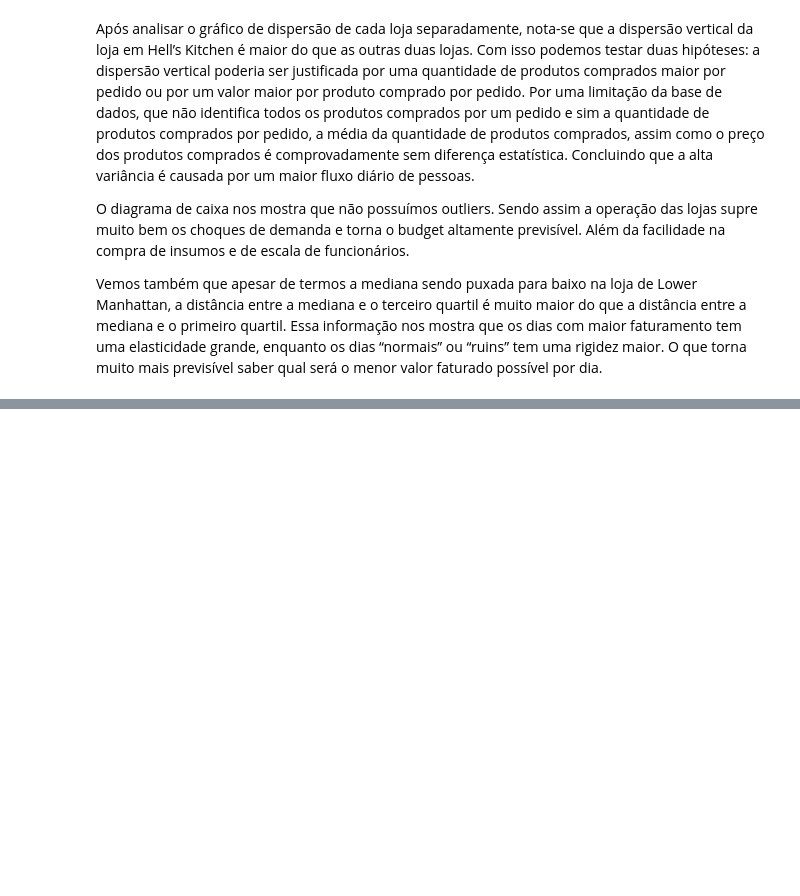
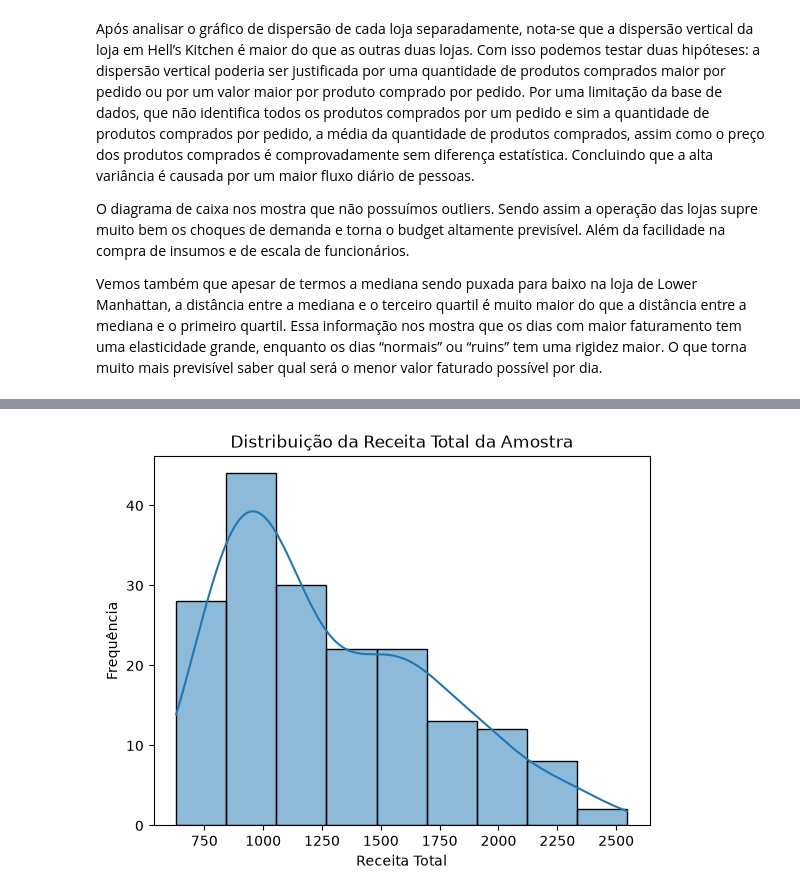
Before and after one commit to Glaucord/predicao_vendas_cafeteria, a Jupyter notebook: predicao_vendas_cafeteria.ipynb, the cells around one changed output, grey strips where cells are left out. Cells and saved outputs as stored; diff of their text form; code cells hidden in the pictures; blank space fills up the shorter version.

Commit message:
adicionando hitograma para comprovar a distribuicao da receita total diaria e respondendo questionamentos levantados.

```diff
--- a/predicao_vendas_cafeteria.ipynb
+++ b/predicao_vendas_cafeteria.ipynb
@@ -165,3 +180,7 @@ O diagrama de caixa nos mostra que não possuímos outliers. Sendo assim a opera
 
 Vemos também que apesar de termos a mediana sendo puxada para baixo na loja de Lower Manhattan, a distância entre a mediana e o terceiro quartil é muito maior do que a distância entre a mediana e o primeiro quartil.
 Essa informação nos mostra que os dias com maior faturamento tem uma elasticidade grande, enquanto os dias “normais” ou “ruins” tem uma rigidez maior. O que torna muito mais previsível saber qual será o menor valor faturado possível por dia.
+# %%
+# Criando uma amostra aleatória de 181 dias do dataset diário para análise estatística.
+df_amostra = df_diario.sample(n= 181, random_state= 42)
+df_amostra.head()
@@ -167,0 +208,12 @@ Essa informação nos mostra que os dias com maior faturamento tem uma elasticid
+# %%
+# Visualizando a distribuição da receita total diária da amostra.
+sns.histplot(data= df_amostra,
+                x= 'receita_total',
+                kde= True
+                )
+plt.title("Distribuição da Receita Total da Amostra")
+plt.xlabel("Receita Total")
+plt.ylabel("Frequência")
+plt.show()
+# %% [output]
+[figure, added]
```
Also changed, not shown: parts of 6 cells of this notebook.
